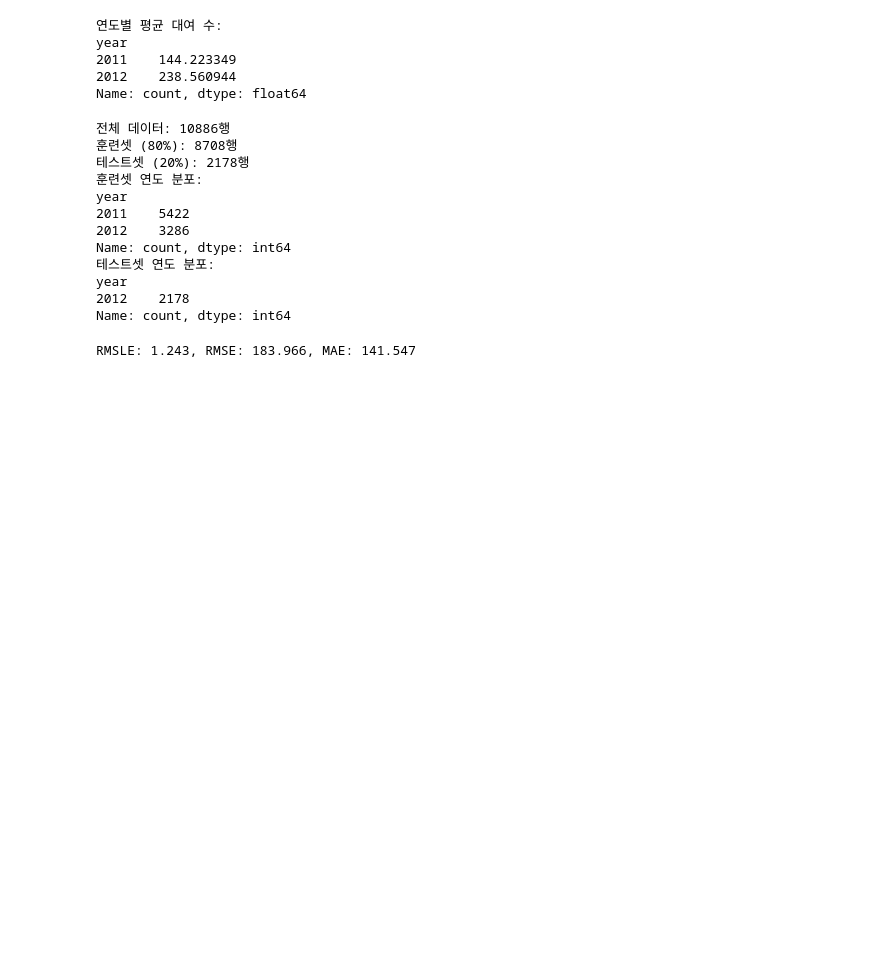
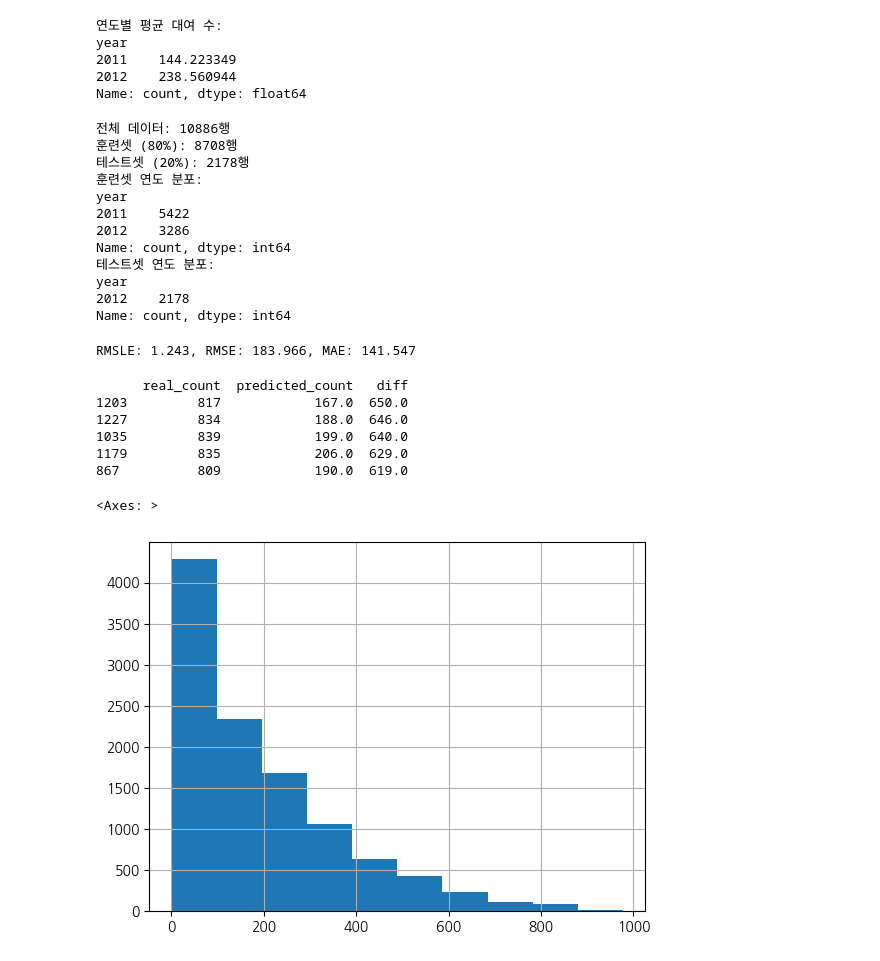
Before and after one commit to hmmnyamminji/python, a Jupyter notebook: Chapter05_03_자전거수요예측실습.ipynb, the cells around one changed output. Cells and saved outputs as stored; diff of their text form; code cells hidden in the pictures; blank space fills up the shorter version.

```diff
--- a/Chapter05_03_자전거수요예측실습.ipynb
+++ b/Chapter05_03_자전거수요예측실습.ipynb
@@ -251,3 +251,28 @@ pred = lr_reg.predict(X_test)
 evaluate_regr(y_test, pred)
 # %% [output]
 RMSLE: 1.243, RMSE: 183.966, MAE: 141.547
+# %%
+# 오차가 큰 상위 5개 데이터 확인 (오류 분석)
+def get_top_error_data(y_test, pred, n_tops=5):
+  result_df = pd.DataFrame(y_test.values, columns=['real_count'])
+  result_df['predicted_count'] = np.round(pred)
+  result_df['diff'] = np.abs(
+      result_df['real_count'] - result_df['predicted_count']
+  )
+  print(result_df.sort_values('diff',ascending=False)[:n_tops])
+
+get_top_error_data(y_test,pred,n_tops=5)
+# %% [output]
+      real_count  predicted_count   diff
+1203         817            167.0  650.0
+1227         834            188.0  646.0
+1035         839            199.0  640.0
+1179         835            206.0  629.0
+867          809            190.0  619.0
+# %%
+# 타겟 변수(count)의 분포 확인 (로그 변환 전)
+y_target.hist() # hist(): 히스토그램 출력
+# 선형 회귀는 타깃이 정규분포에 가까울 때 잘 동작함
+# %% [output]
+<Axes: >
+[figure, added]
```
Also changed, not shown: parts of 8 cells of this notebook.
